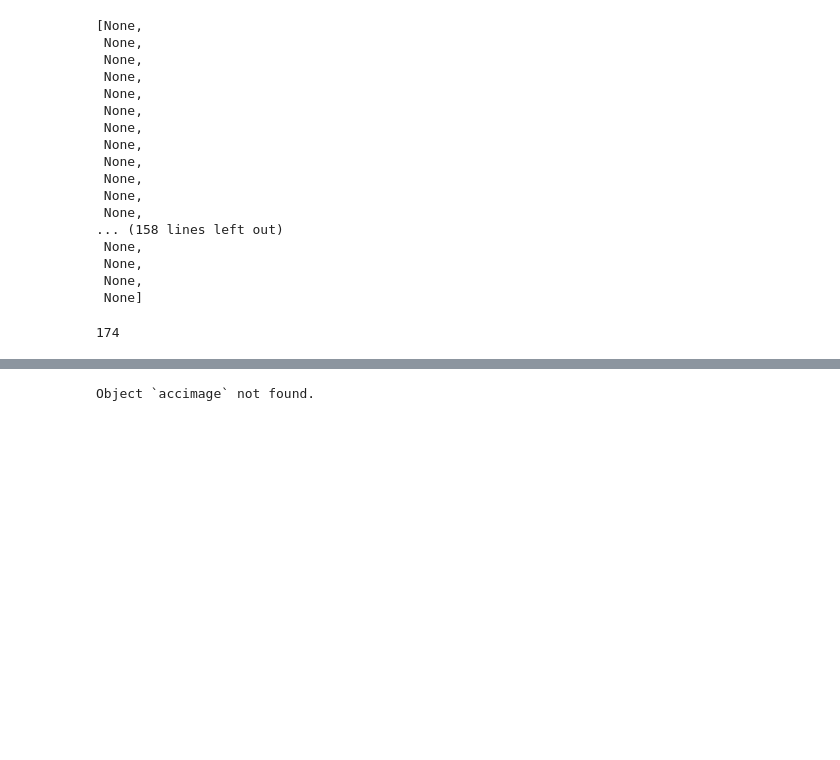
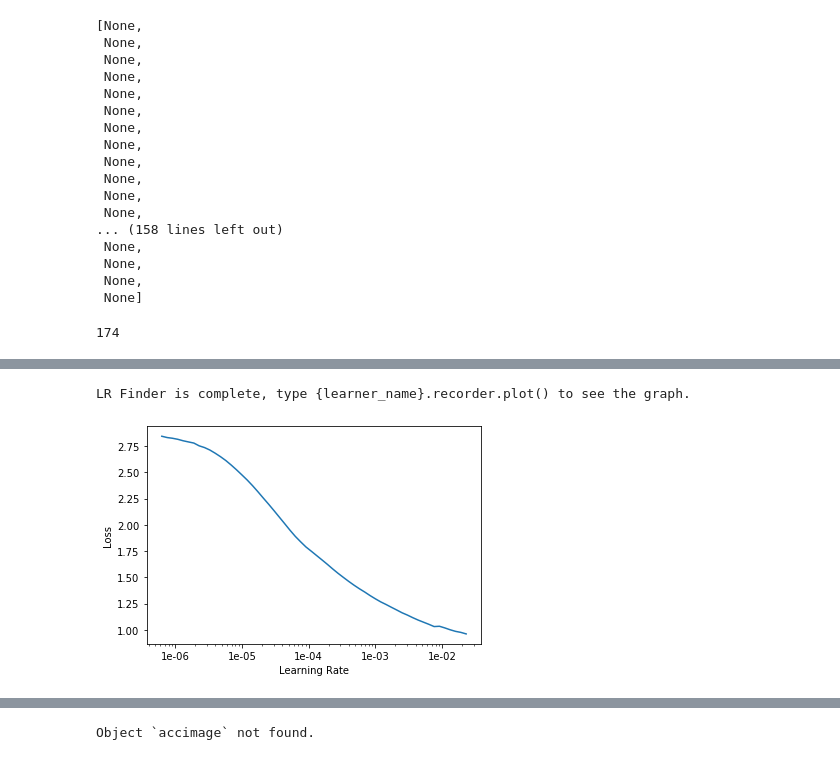
Before and after one commit to wwymak/spacenet-buildings, a Jupyter notebook: urban_3d.ipynb, the cells around one changed output, grey strips where cells are left out. Cells and saved outputs as stored; diff of their text form; code cells hidden in the pictures; blank space fills up the shorter version.

```diff
--- a/urban_3d.ipynb
+++ b/urban_3d.ipynb
@@ -127,0 +300,18 @@ img_ids[10]
+# %%
+def accuracy_pixel(input, target):
+    target = target.squeeze(1)
+    mask = target != 0
+    return (input.argmax(dim=1)[mask] == target[mask]).float().mean()
+
+def accuracy_jaccard(input, target):
+    input=input.argmax(dim=1).float()
+    target = target.squeeze(1)
+    jaccard_target = (target == 1).float()
+    print(input.shape, jaccard_target.shape, input.dtype, jaccard_target.dtype)
+    intersection = (input * jaccard_target).sum()
+    union = input.sum() + jaccard_target.sum()
+# %%
+wd =1e-2
+metrics = [accuracy_pixel]
+learn = unet_learner(data, models.resnet34, metrics=metrics, wd=wd)
+# learn = unet_learner(data, models.resnet34, metrics=metrics, wd=wd, loss_func=LossBinary(0.2))
@@ -127,0 +328,5 @@ img_ids[10]
+# %%
+
+lr_find(learn)
+learn.recorder.plot(skip_end=2)
+# %% [output]
@@ -127,0 +334,2 @@ img_ids[10]
+LR Finder is complete, type {learner_name}.recorder.plot() to see the graph.
+[figure, added]
```
Also changed, not shown: parts of 49 cells of this notebook.
